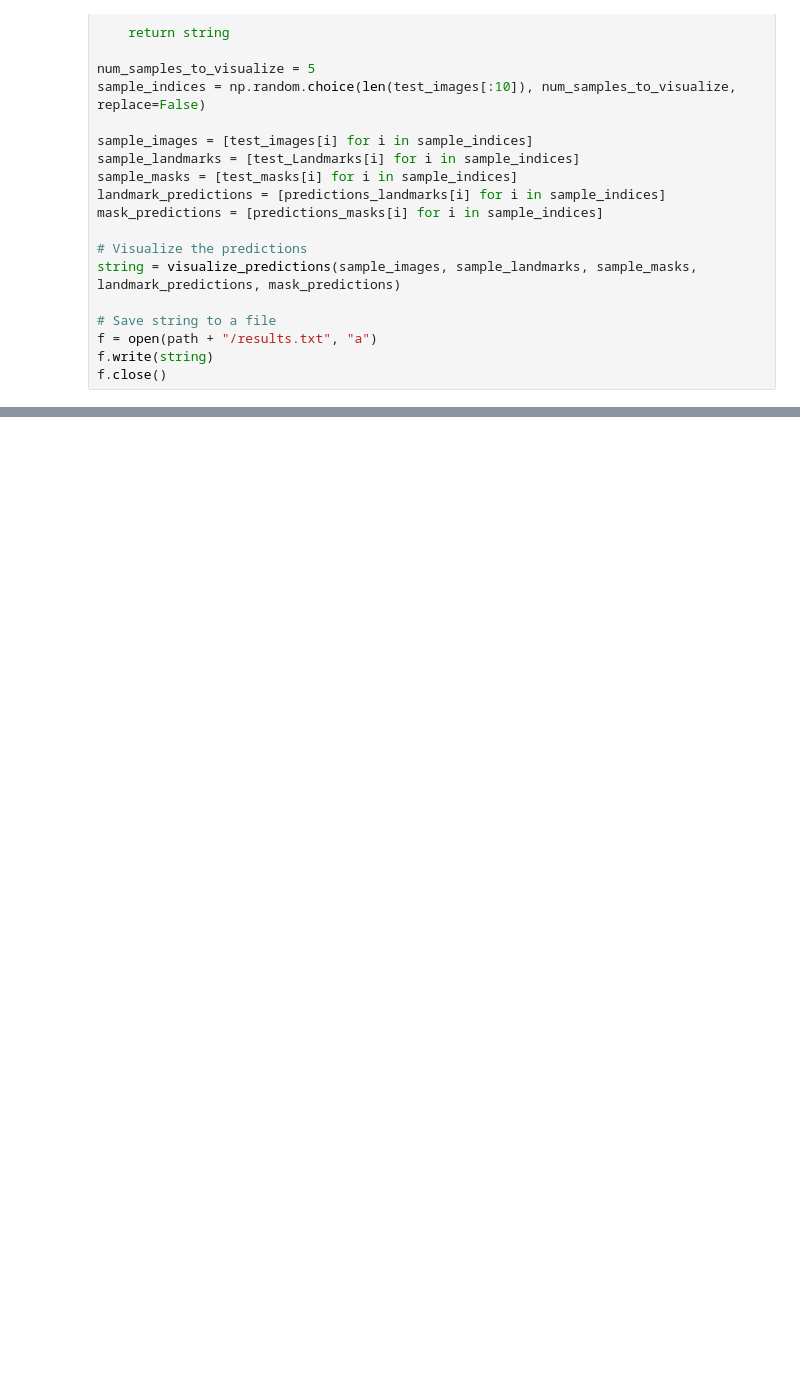
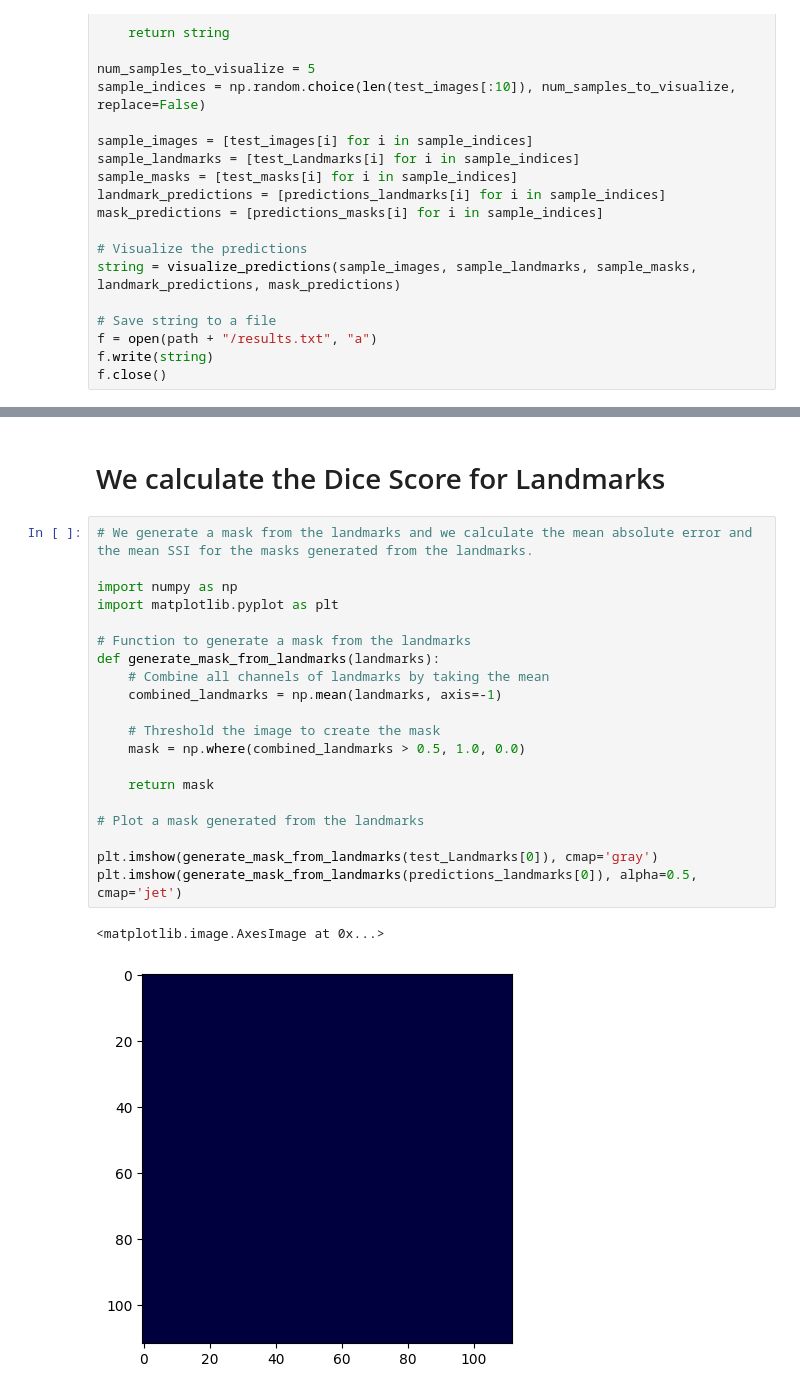
Before and after one commit to FernandoCerriteno/Deeplearning-for-ventricle-prediction, a Jupyter notebook: comparacion_dice_score.ipynb, the cells around one changed output, grey strips where cells are left out. Saved outputs shown, nothing was run; the diff lists cells and outputs as text; blank space fills up the shorter version.

```diff
--- a/comparacion_dice_score.ipynb
+++ b/comparacion_dice_score.ipynb
@@ -309,0 +327,26 @@ f.close()
+# %% [markdown]
+
+# We calculate the Dice Score for Landmarks
+# %%
+# We generate a mask from the landmarks and we calculate the mean absolute error and the mean SSI for the masks generated from the landmarks.
+
+import numpy as np
+import matplotlib.pyplot as plt
+
+# Function to generate a mask from the landmarks
+def generate_mask_from_landmarks(landmarks):
+    # Combine all channels of landmarks by taking the mean
+    combined_landmarks = np.mean(landmarks, axis=-1)
+
+    # Threshold the image to create the mask
+    mask = np.where(combined_landmarks > 0.5, 1.0, 0.0)
+
+    return mask
+
+# Plot a mask generated from the landmarks
+
+plt.imshow(generate_mask_from_landmarks(test_Landmarks[0]), cmap='gray')
+plt.imshow(generate_mask_from_landmarks(predictions_landmarks[0]), alpha=0.5, cmap='jet')
+# %% [output]
+<matplotlib.image.AxesImage at 0x...>
+[figure, added]
```
Also changed, not shown: parts of 2 cells of this notebook, 26 other files.
